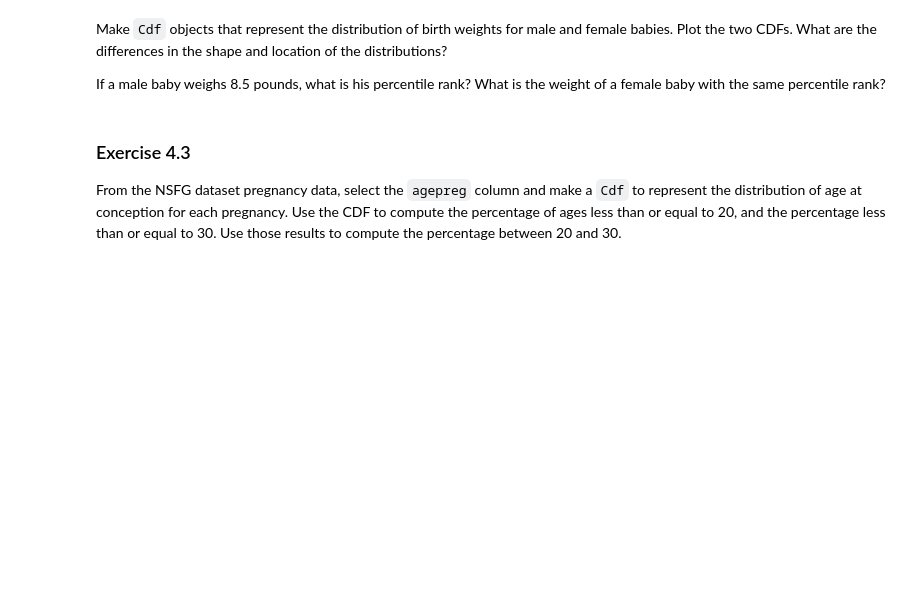
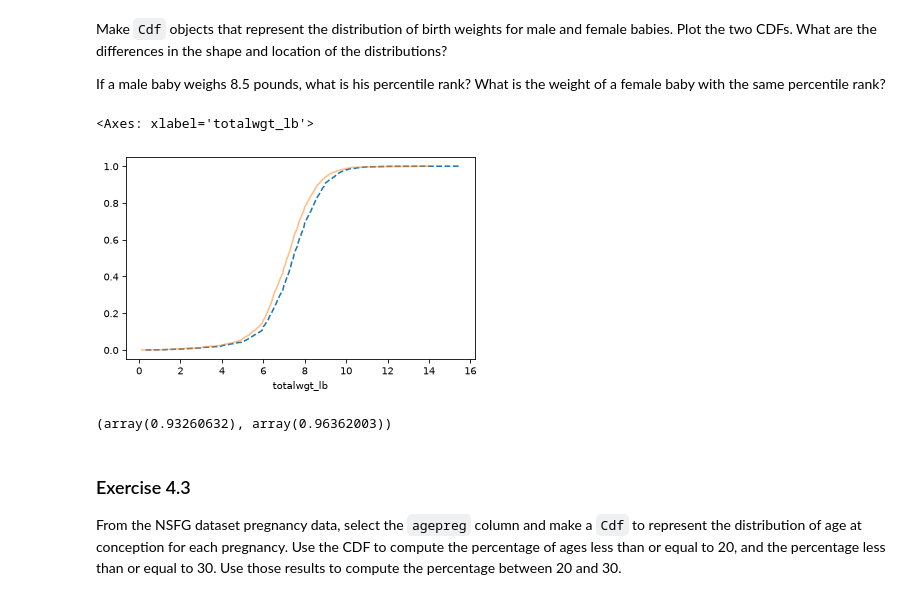
Before and after one commit to duukv/ThinkStatsV3, a Jupyter notebook: ThinkStats/nb/chap04.ipynb, the cells around one changed output. Saved outputs shown, nothing was run; the diff lists cells and outputs as text; code cells hidden in the pictures; blank space fills up the shorter version.

```diff
--- a/ThinkStats/nb/chap04.ipynb
+++ b/ThinkStats/nb/chap04.ipynb
@@ -549,8 +656,19 @@ What are the differences in the shape and location of the distributions?
 If a male baby weighs 8.5 pounds, what is his percentile rank? What is the weight of a female baby with the same percentile rank?
 # %%
 # Solution goes here
+male_cdf = Cdf.from_seq(male["totalwgt_lb"])
+female_cdf = Cdf.from_seq(female["totalwgt_lb"])
+
+male_cdf.plot(label="Male", ls="--")
+female_cdf.plot(label="Female", alpha=0.5)
+# %% [output]
+<Axes: xlabel='totalwgt_lb'>
+[figure, added]
 # %%
 # Solution goes here
+male_cdf(9.369646), female_cdf(9.369646)
+# %% [output]
+(array(0.93260632), array(0.96362003))
 # %%
 # Solution goes here
 # %%
```
Also changed, not shown: parts of 46 cells of this notebook, 1 other file.
